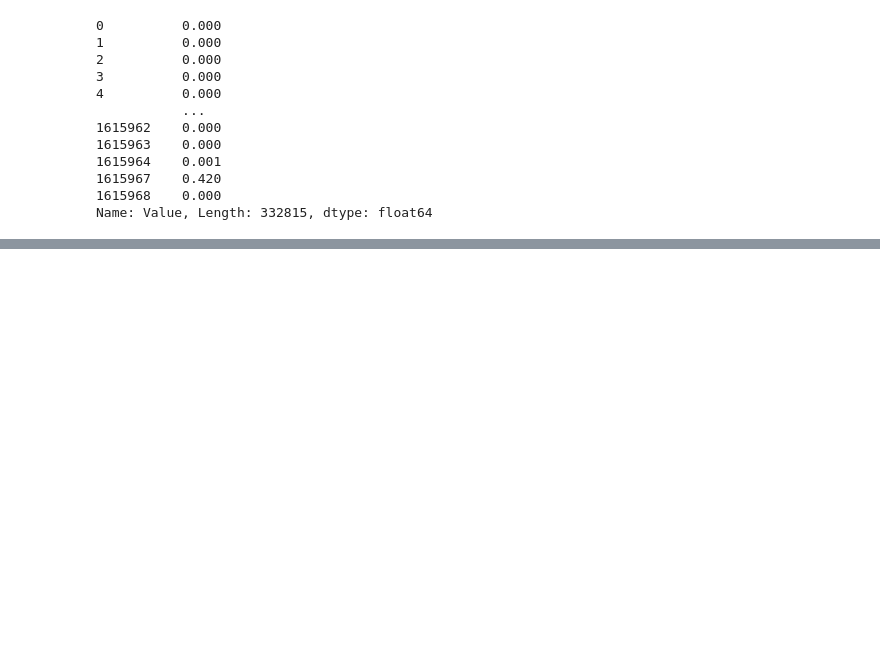
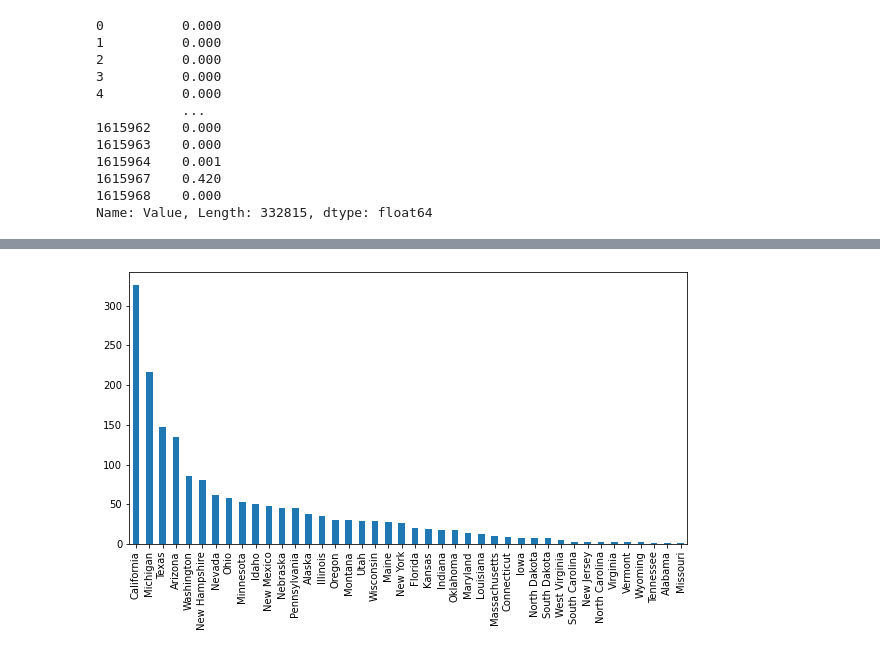
Before and after one commit to ramuir/US_Water_Contaminants, a Jupyter notebook: Water_Data.ipynb, the cells around one changed output, grey strips where cells are left out. Cells and saved outputs as stored; diff of their text form; code cells hidden in the pictures; blank space fills up the shorter version.

```diff
--- a/Water_Data.ipynb
+++ b/Water_Data.ipynb
@@ -84,0 +197,16 @@ Name: Value, Length: 332815, dtype: float64
+# %%
+df_caution = pd.concat([caution_levels_picloram,
+                       caution_levels_asbestos,
+                       caution_levels_pcb,
+                       caution_levels_oxamyl,
+                       caution_levels_flouride,
+                       caution_levels_mercury,
+                       caution_levels_selenium,
+                       caution_levels_arsenic])
+
+df_caution.dropna(subset=['State'], how='all', inplace=True)
+caution_states = df_caution['State'].value_counts()
+caution_states.plot(kind='bar',figsize=(10,5))
+plt.show()
+# %% [output]
+[figure, added]
```
Also changed, not shown: parts of 11 cells of this notebook, 1 other file.
